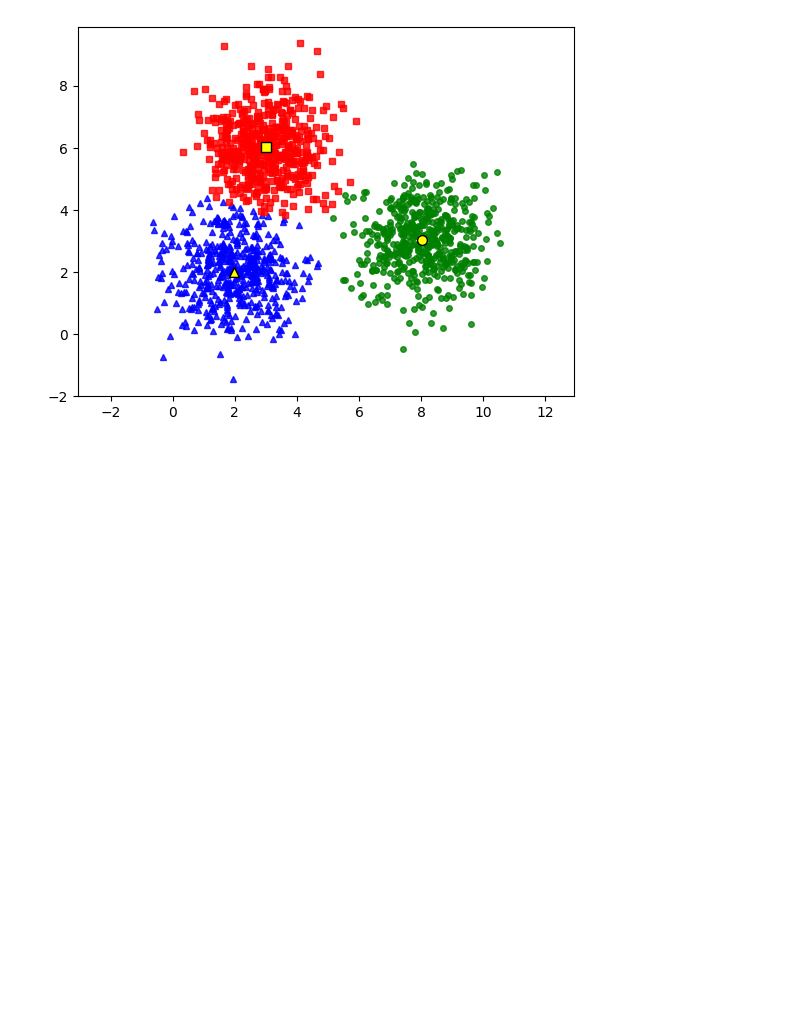
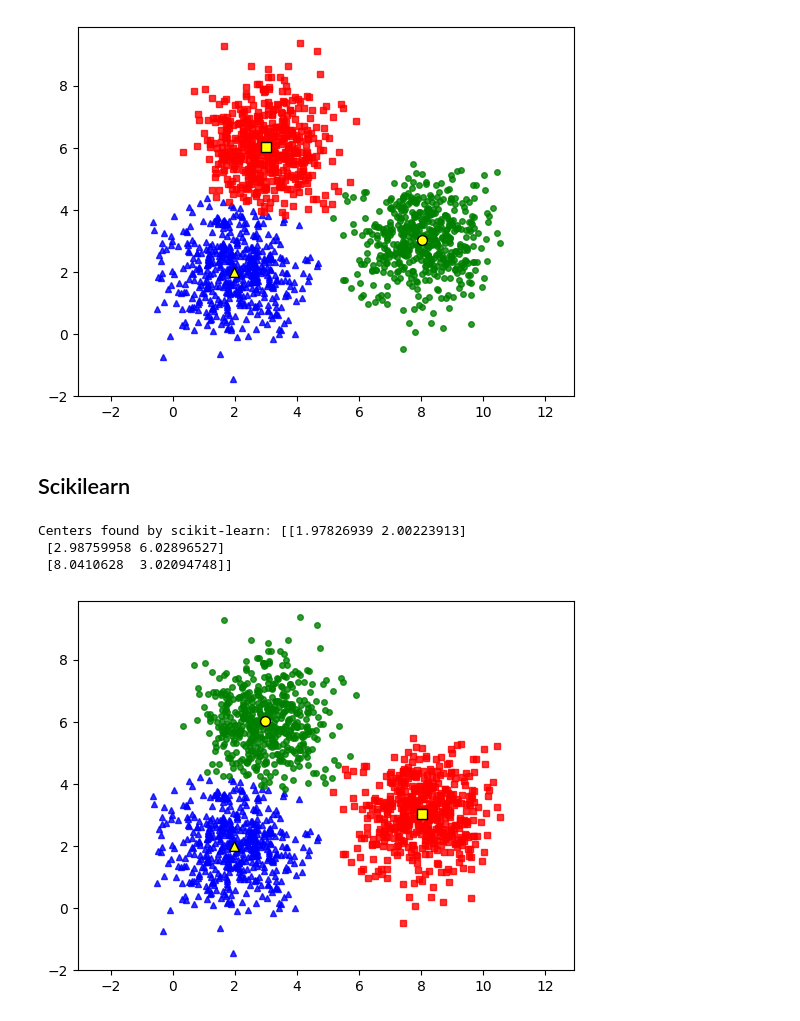
Before and after one commit to nhi-02/ML-lewbie, a Jupyter notebook: K_MeansClustering/K_Means.ipynb, the cells around one changed output. Cells and saved outputs as stored; diff of their text form; code cells hidden in the pictures; blank space fills up the shorter version.

Commit message:
kmeans from sklearn

```diff
--- a/K_MeansClustering/K_Means.ipynb
+++ b/K_MeansClustering/K_Means.ipynb
@@ -147,3 +147,17 @@ Centers found by our algorithm:
  [8.0410628  3.02094748]
  [2.99634182 6.03964618]]
 [figure]
+# %% [markdown]
+## Scikilearn
+# %%
+from sklearn.cluster import KMeans
+kmeans = KMeans(n_clusters=3, random_state=0).fit(X)
+fn_centers = kmeans.cluster_centers_
+print(f'Centers found by scikit-learn: {fn_centers} ')
+pred_label = kmeans.predict(X)
+kmeans_result_display(X, pred_label, fn_centers)
+# %% [output]
+Centers found by scikit-learn: [[1.97826939 2.00223913]
+ [2.98759958 6.02896527]
+ [8.0410628  3.02094748]]
+[figure, added]
```
